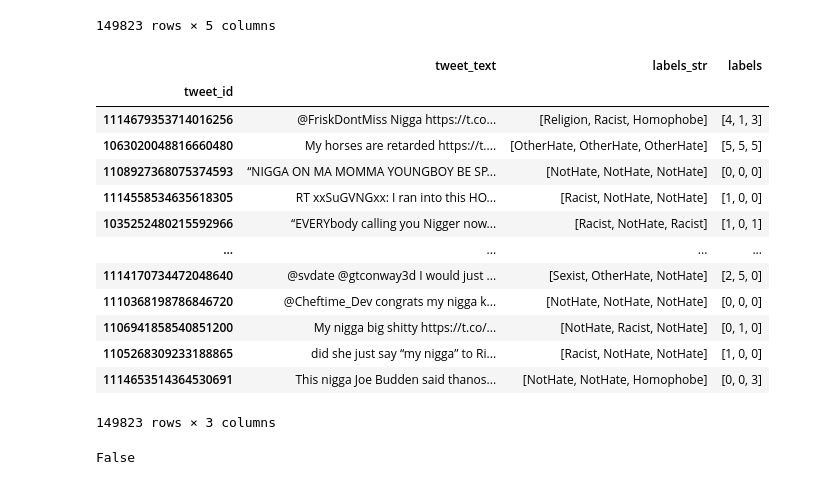
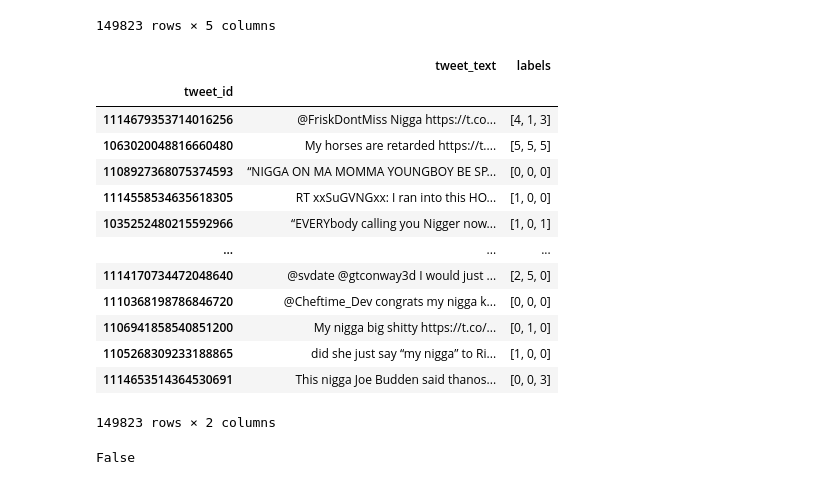
Before and after one commit to raymondcen/Automated-Content-Moderation, a Jupyter notebook: notebook/EDA.ipynb, the cells around one changed output. Saved outputs shown, nothing was run; the diff lists cells and outputs as text; code cells hidden in the pictures.

Commit message:
dropped label_str col. updated new csv files

```diff
--- a/notebook/EDA.ipynb
+++ b/notebook/EDA.ipynb
@@ -24,28 +45,28 @@ df
 # %%
 df.rename(columns={'tweet_url': 'tweet_id'}, inplace=True)
 df["tweet_id"] = df["tweet_id"].str.extract(r"status/(\d+)") # get rid of extra url
 df = df.reset_index(drop=True).set_index("tweet_id")
 
-df.drop('img_url', axis=1, inplace=True)
+df.drop(['img_url', "labels_str"], axis=1, inplace=True)
 
-df = df[['tweet_text', 'labels_str', 'labels']]
+df = df[['tweet_text', 'labels']]
 df.to_csv("../src/data/MMHS150K_GT_transformed.csv", index=True)
 df
 # %% [output]
-|  | tweet_text | labels_str | labels |
-| tweet_id |  |  |  |
-| 1114679353714016256 | @FriskDontMiss Nigga https://t.co... | [Religion, Racist, Homophobe] | [4, 1, 3] |
-| 1063020048816660480 | My horses are retarded https://t.... | [OtherHate, OtherHate, OtherHate] | [5, 5, 5] |
-| 1108927368075374593 | “NIGGA ON MA MOMMA YOUNGBOY BE SP... | [NotHate, NotHate, NotHate] | [0, 0, 0] |
-| 1114558534635618305 | RT xxSuGVNGxx: I ran into this HO... | [Racist, NotHate, NotHate] | [1, 0, 0] |
-| 1035252480215592966 | “EVERYbody calling you Nigger now... | [Racist, NotHate, Racist] | [1, 0, 1] |
-| ... | ... | ... | ... |
-| 1114170734472048640 | @svdate @gtconway3d I would just ... | [Sexist, OtherHate, NotHate] | [2, 5, 0] |
-| 1110368198786846720 | @Cheftime_Dev congrats my nigga k... | [NotHate, NotHate, NotHate] | [0, 0, 0] |
-| 1106941858540851200 | My nigga big shitty https://t.co/... | [NotHate, Racist, NotHate] | [0, 1, 0] |
-| 1105268309233188865 | did she just say “my nigga” to Ri... | [Racist, NotHate, NotHate] | [1, 0, 0] |
-| 1114653514364530691 | This nigga Joe Budden said thanos... | [NotHate, NotHate, Homophobe] | [0, 0, 3] |
+|  | tweet_text | labels |
+| tweet_id |  |  |
+| 1114679353714016256 | @FriskDontMiss Nigga https://t.co... | [4, 1, 3] |
+| 1063020048816660480 | My horses are retarded https://t.... | [5, 5, 5] |
+| 1108927368075374593 | “NIGGA ON MA MOMMA YOUNGBOY BE SP... | [0, 0, 0] |
+| 1114558534635618305 | RT xxSuGVNGxx: I ran into this HO... | [1, 0, 0] |
+| 1035252480215592966 | “EVERYbody calling you Nigger now... | [1, 0, 1] |
+| ... | ... | ... |
+| 1114170734472048640 | @svdate @gtconway3d I would just ... | [2, 5, 0] |
+| 1110368198786846720 | @Cheftime_Dev congrats my nigga k... | [0, 0, 0] |
+| 1106941858540851200 | My nigga big shitty https://t.co/... | [0, 1, 0] |
+| 1105268309233188865 | did she just say “my nigga” to Ri... | [1, 0, 0] |
+| 1114653514364530691 | This nigga Joe Budden said thanos... | [0, 0, 3] |
-149823 rows × 3 columns
+149823 rows × 2 columns
 # %%
 # check for duplicate index
 df.index.has_duplicates
```
Also changed, not shown: parts of 7 cells of this notebook, 6 other files.
